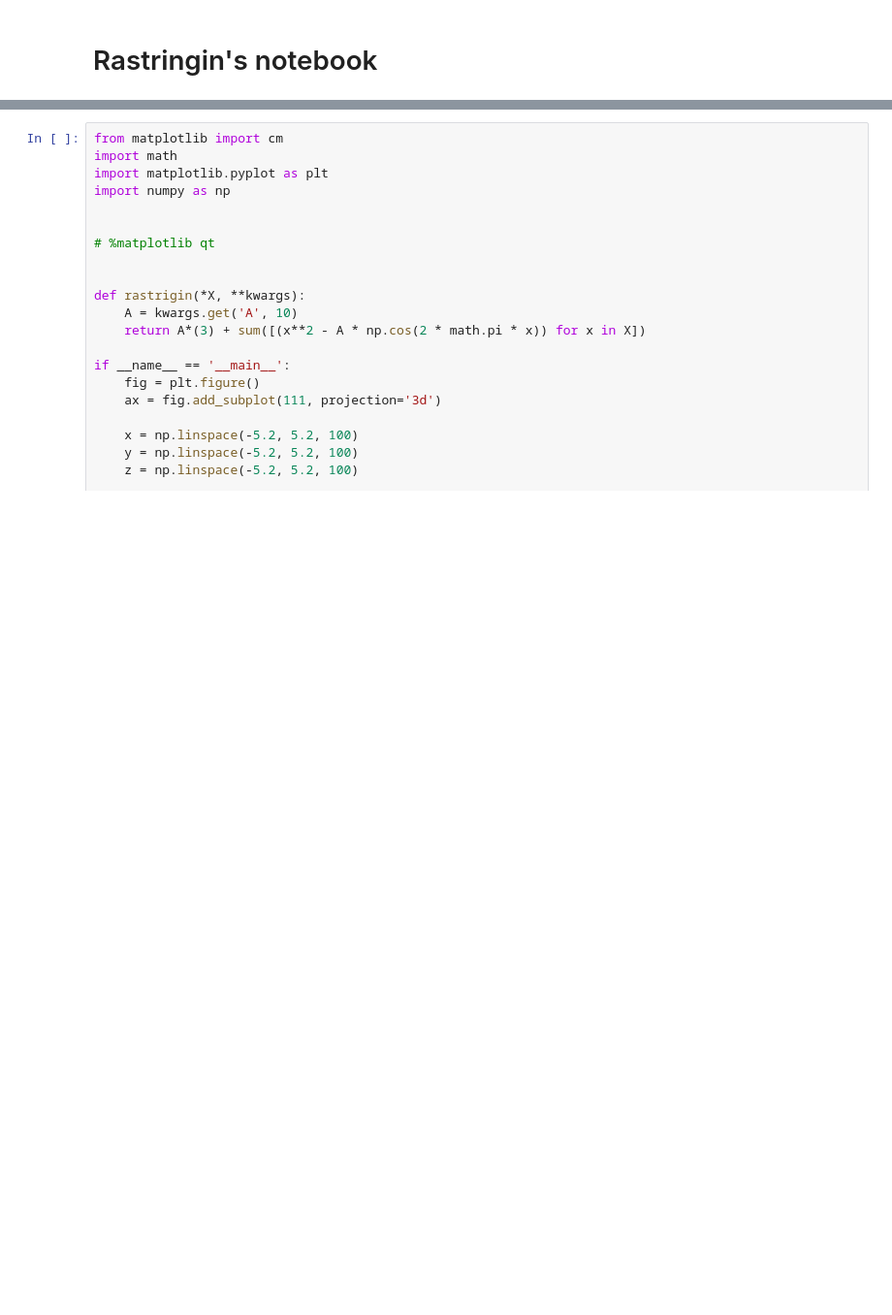
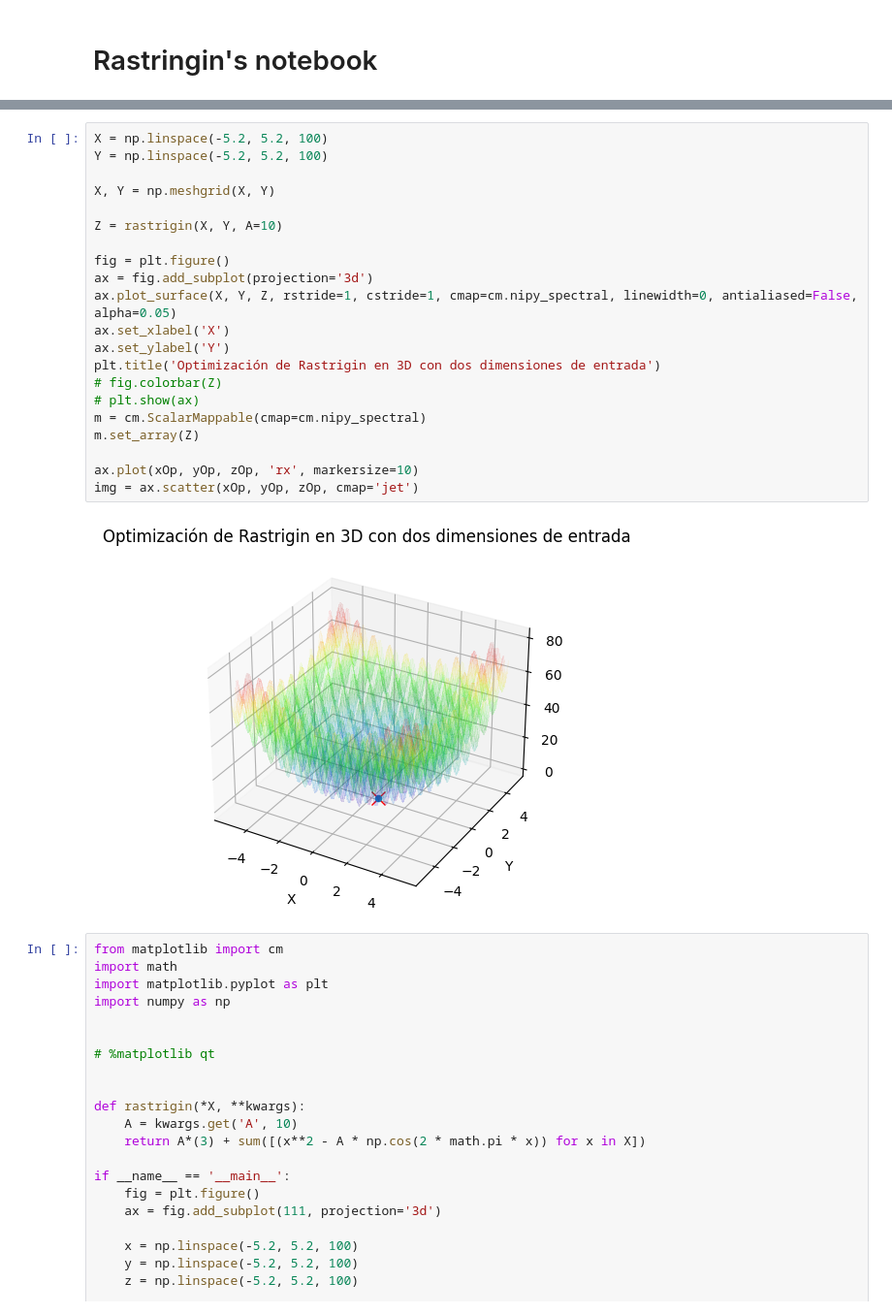
Before and after one commit to Jcortes99/NeuronalNetworksFirstWork, a Jupyter notebook: Punto1/Rastrigin.ipynb, the cells around one changed output, grey strips where cells are left out. Shown at 97% size. Saved outputs shown, nothing was run; the diff lists cells and outputs as text; blank space fills up the shorter version.

```diff
--- a/Punto1/Rastrigin.ipynb
+++ b/Punto1/Rastrigin.ipynb
@@ -100,3 +112,26 @@ x =  -8.490430773329924 , y =  73.08741471670778
+# %%
+X = np.linspace(-5.2, 5.2, 100)
+Y = np.linspace(-5.2, 5.2, 100)
+
+X, Y = np.meshgrid(X, Y)
+
+Z = rastrigin(X, Y, A=10)
+
+fig = plt.figure()
+ax = fig.add_subplot(projection='3d')
+ax.plot_surface(X, Y, Z, rstride=1, cstride=1, cmap=cm.nipy_spectral, linewidth=0, antialiased=False, alpha=0.05)
+ax.set_xlabel('X')
+ax.set_ylabel('Y')
+plt.title('Optimización de Rastrigin en 3D con dos dimensiones de entrada')
+# fig.colorbar(Z)
+# plt.show(ax)
+m = cm.ScalarMappable(cmap=cm.nipy_spectral)
+m.set_array(Z)
+
+ax.plot(xOp, yOp, zOp, 'rx', markersize=10)
+img = ax.scatter(xOp, yOp, zOp, cmap='jet')
+# %% [output]
+[figure, added]
 # %%
 from matplotlib import cm
 import math
```
Also changed, not shown: parts of 5 cells of this notebook, 2 other files.
